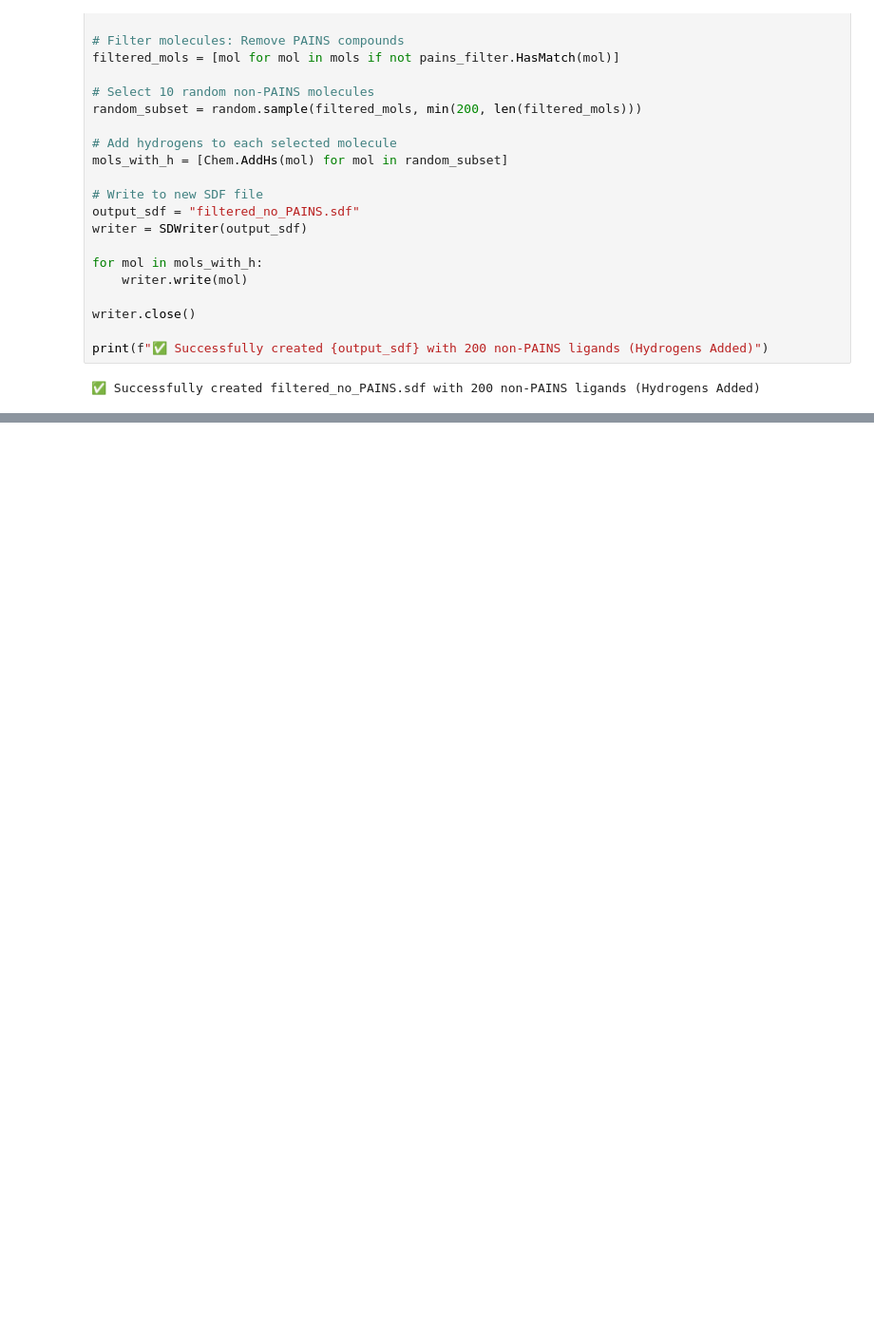
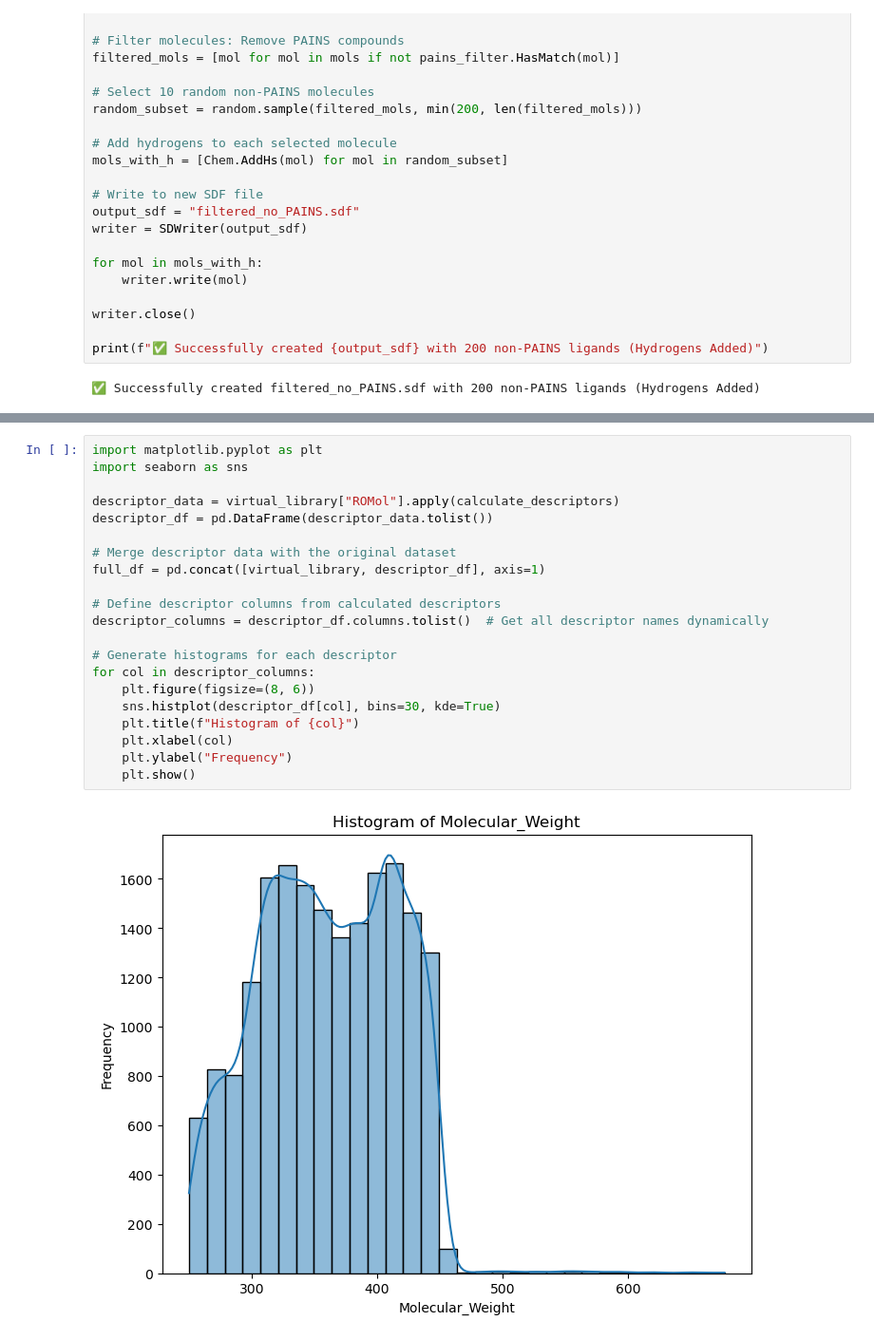
Before and after one commit to Steve-Cheney/Cheminformatics, a Jupyter notebook: rbif-110-a6/a6.ipynb, the cells around one changed output, grey strips where cells are left out. Shown at 95% size. Saved outputs shown, nothing was run; the diff lists cells and outputs as text; blank space fills up the shorter version.

```diff
--- a/rbif-110-a6/a6.ipynb
+++ b/rbif-110-a6/a6.ipynb
@@ -1021,0 +1073,23 @@ print(f"✅ Successfully created {output_sdf} with 200 non-PAINS ligands (Hydrog
+# %%
+import matplotlib.pyplot as plt
+import seaborn as sns
+
+descriptor_data = virtual_library["ROMol"].apply(calculate_descriptors)
+descriptor_df = pd.DataFrame(descriptor_data.tolist())
+
+# Merge descriptor data with the original dataset
+full_df = pd.concat([virtual_library, descriptor_df], axis=1)
+
+# Define descriptor columns from calculated descriptors
+descriptor_columns = descriptor_df.columns.tolist()  # Get all descriptor names dynamically
+
+# Generate histograms for each descriptor
+for col in descriptor_columns:
+    plt.figure(figsize=(8, 6))
+    sns.histplot(descriptor_df[col], bins=30, kde=True)
+    plt.title(f"Histogram of {col}")
+    plt.xlabel(col)
+    plt.ylabel("Frequency")
+    plt.show()
+# %% [output]
+[figure, added]
```
Also changed, not shown: parts of 30 cells of this notebook, 7 other files.
